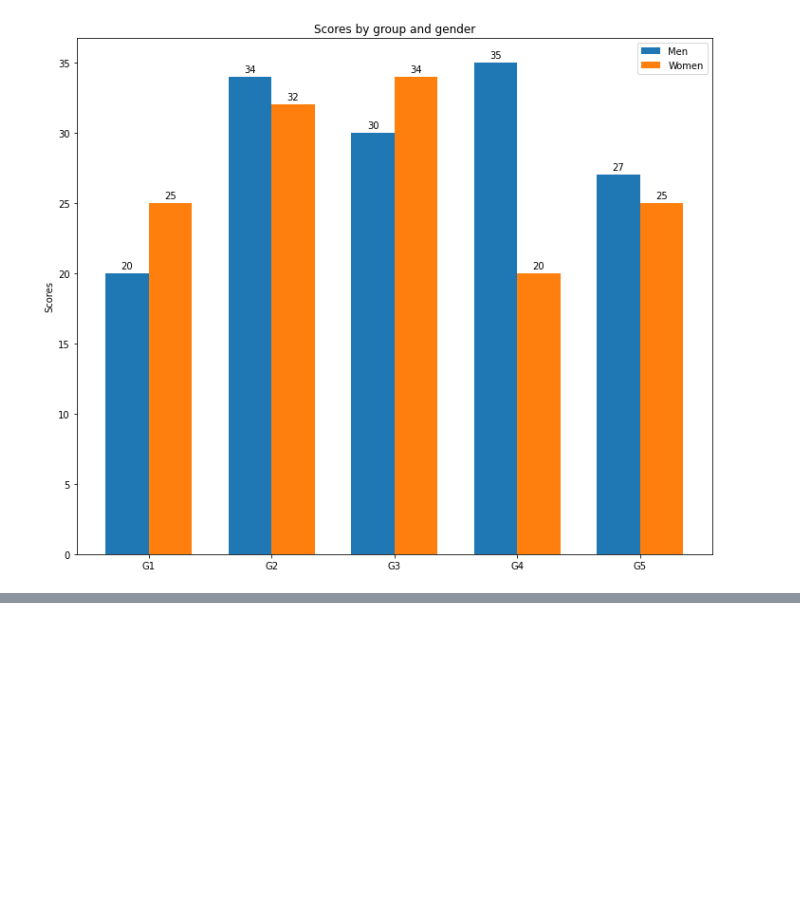
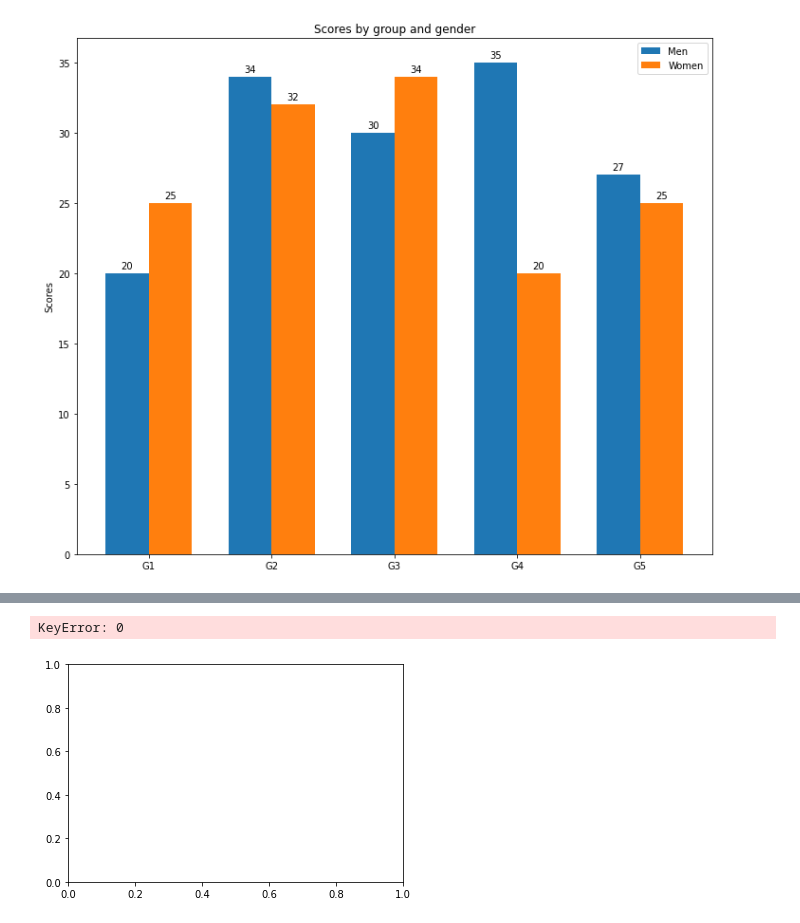
Before and after one commit to JinSuJinSu/jupyter-notebook, a Jupyter notebook: Matplotlib, Seaborn.ipynb, the cells around one changed output, grey strips where cells are left out. Cells and saved outputs as stored; diff of their text form; code cells hidden in the pictures; blank space fills up the shorter version.

```diff
--- a/Matplotlib, Seaborn.ipynb
+++ b/Matplotlib, Seaborn.ipynb
@@ -97,0 +99,27 @@ plt.show()
+# %%
+import numpy as np
+import matplotlib.pyplot as plt
+
+
+# 나중에 하기 너무 어렵다
+category_names = ['Strongly disagree', 'Disagree',
+                  'Neither agree nor disagree', 'Agree', 'Strongly agree']
+results = {
+    'Question 1': [10, 15, 17, 32, 26],
+    'Question 2': [26, 22, 29, 10, 13],
+    'Question 3': [35, 37, 7, 2, 19],
+    'Question 4': [32, 11, 9, 15, 33],
+    'Question 5': [21, 29, 5, 5, 40],
+    'Question 6': [8, 19, 5, 30, 38]
+}
+
+fig, ax = plt.subplots()
+
+question_list = list(results.keys())
+
+
+
+ax.barh(question_list, results[0],  align='center',alpha=0.8)
+# %% [output]
+KeyError: 0
+[figure, added]
```
Also changed, not shown: parts of 9 cells of this notebook.
